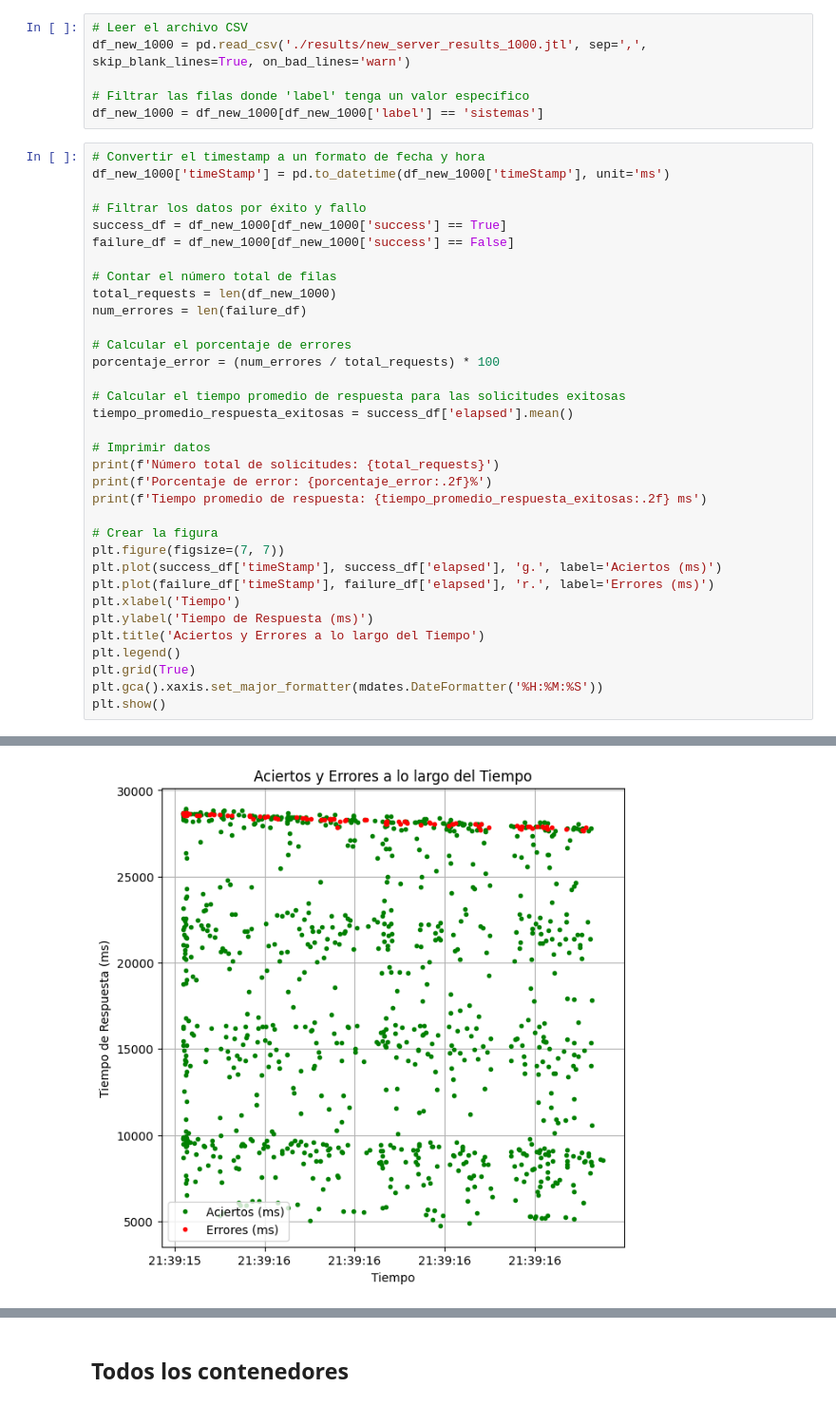
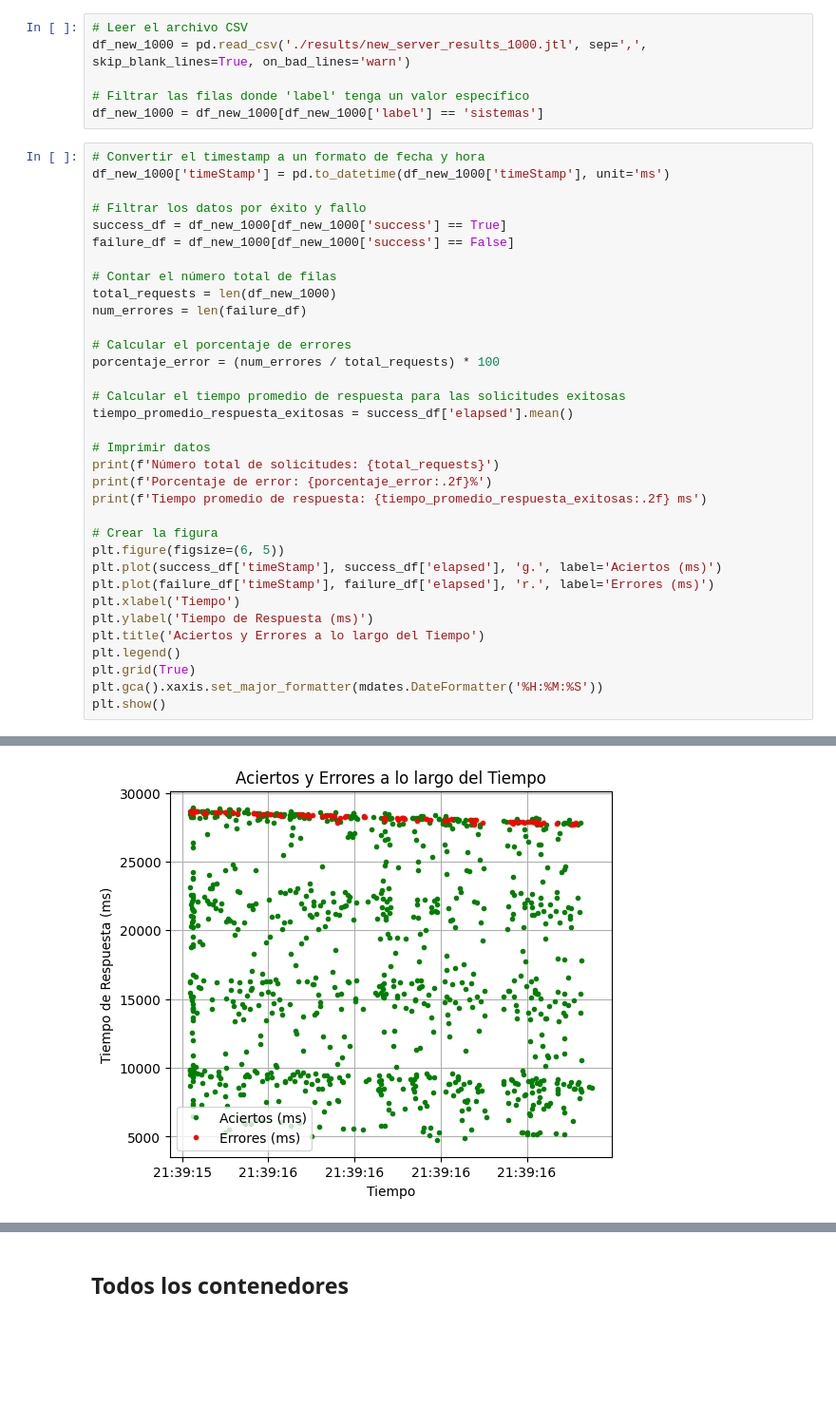
Before and after one commit to DanielXMPB/pruebas-coma, a Jupyter notebook: grafic_results.ipynb, the cells around one changed output, grey strips where cells are left out. Shown: that part at 95% size. Saved outputs shown, nothing was run; the diff lists cells and outputs as text; blank space fills up the shorter version.

```diff
--- a/grafic_results.ipynb
+++ b/grafic_results.ipynb
@@ -165,32 +167,32 @@ failure_df = df_new_1000[df_new_1000['success'] == False]
 
 # Contar el número total de filas
 total_requests = len(df_new_1000)
 num_errores = len(failure_df)
 
 # Calcular el porcentaje de errores
 porcentaje_error = (num_errores / total_requests) * 100
 
 # Calcular el tiempo promedio de respuesta para las solicitudes exitosas
 tiempo_promedio_respuesta_exitosas = success_df['elapsed'].mean()
 
 # Imprimir datos
 print(f'Número total de solicitudes: {total_requests}')
 print(f'Porcentaje de error: {porcentaje_error:.2f}%')
 print(f'Tiempo promedio de respuesta: {tiempo_promedio_respuesta_exitosas:.2f} ms')
 
 # Crear la figura
-plt.figure(figsize=(7, 7))
+plt.figure(figsize=(6, 5))
 plt.plot(success_df['timeStamp'], success_df['elapsed'], 'g.', label='Aciertos (ms)')
 plt.plot(failure_df['timeStamp'], failure_df['elapsed'], 'r.', label='Errores (ms)')
 plt.xlabel('Tiempo')
 plt.ylabel('Tiempo de Respuesta (ms)')
 plt.title('Aciertos y Errores a lo largo del Tiempo')
 plt.legend()
 plt.grid(True)
 plt.gca().xaxis.set_major_formatter(mdates.DateFormatter('%H:%M:%S'))
 plt.show()
 # %% [output]
 Número total de solicitudes: 1000
 Porcentaje de error: 9.20%
 Tiempo promedio de respuesta: 17869.92 ms
-[figure, old version]
+[figure, new version]
```
Also changed, not shown: parts of 16 cells of this notebook, 3 other files.
